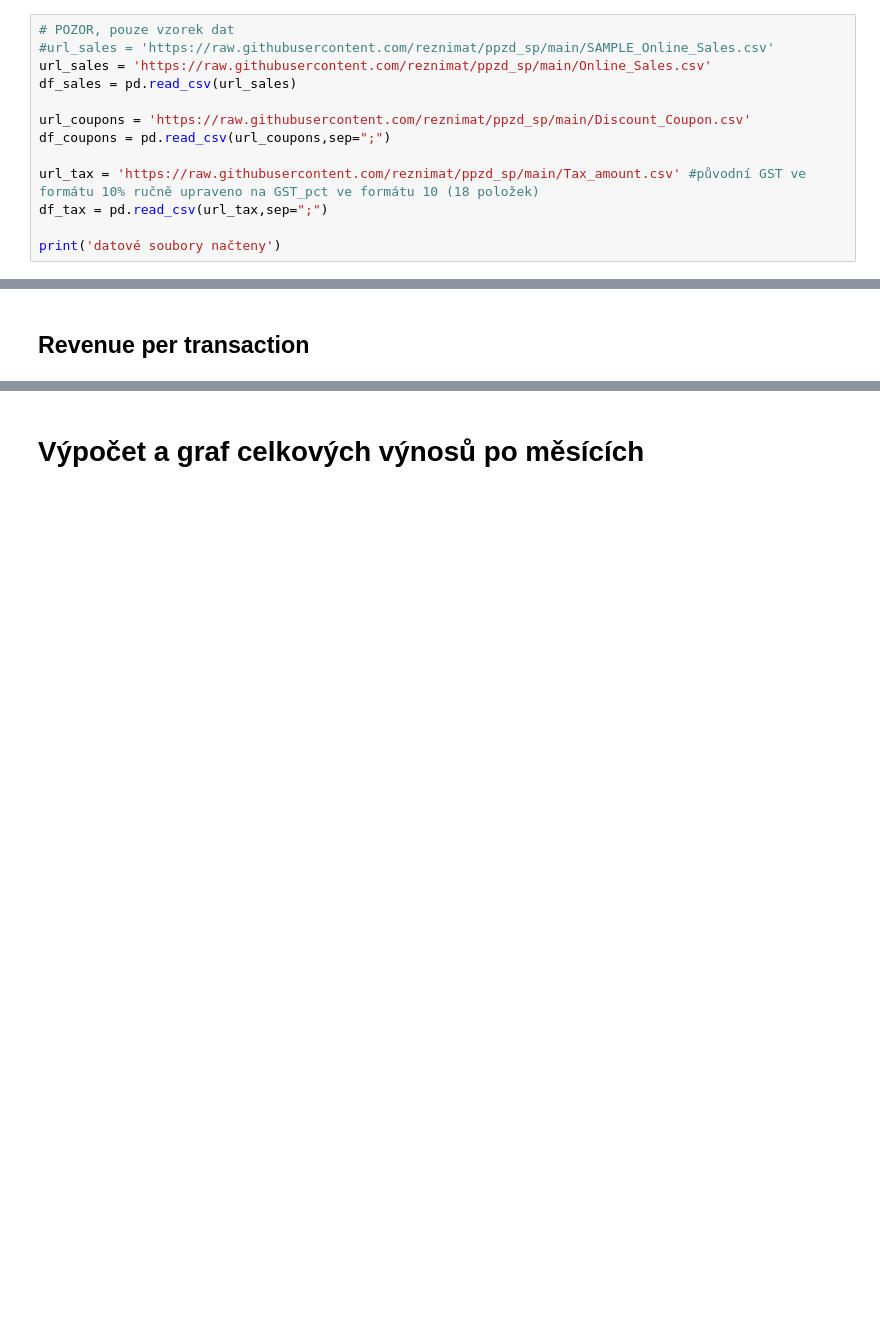
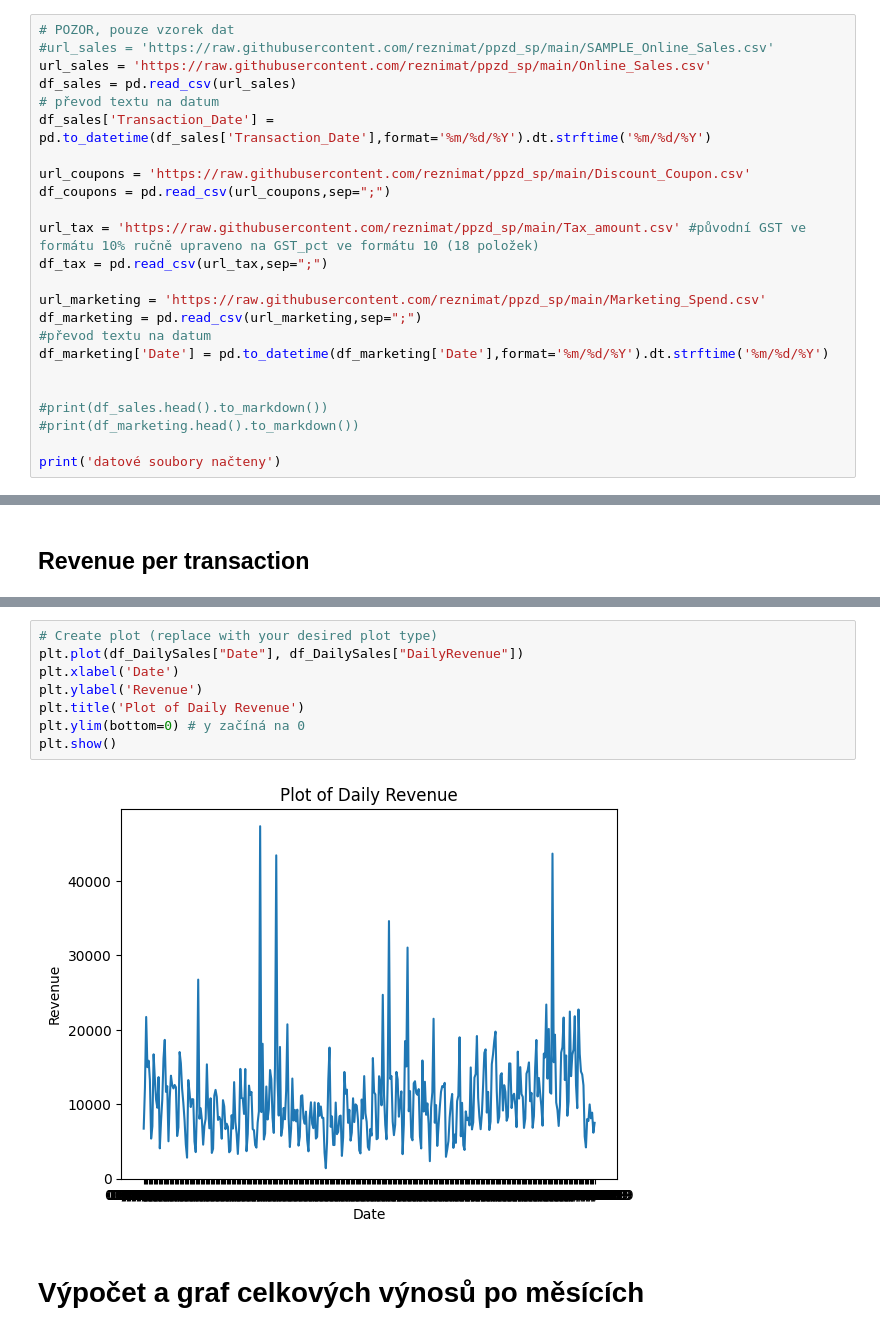
Before and after one commit to reznimat/ppzd_sp, a Jupyter notebook: semestralni_prace.ipynb, the cells around one changed output, grey strips where cells are left out. Cells and saved outputs as stored; diff of their text form; blank space fills up the shorter version.

```diff
--- a/semestralni_prace.ipynb
+++ b/semestralni_prace.ipynb
@@ -20,6 +21,8 @@ knihovny načteny
 #url_sales = 'https://raw.githubusercontent.com/reznimat/ppzd_sp/main/SAMPLE_Online_Sales.csv'
 url_sales = 'https://raw.githubusercontent.com/reznimat/ppzd_sp/main/Online_Sales.csv'
 df_sales = pd.read_csv(url_sales)
+# převod textu na datum
+df_sales['Transaction_Date'] = pd.to_datetime(df_sales['Transaction_Date'],format='%m/%d/%Y').dt.strftime('%m/%d/%Y')
 
 url_coupons = 'https://raw.githubusercontent.com/reznimat/ppzd_sp/main/Discount_Coupon.csv'
 df_coupons = pd.read_csv(url_coupons,sep=";")
@@ -27,6 +30,15 @@ df_coupons = pd.read_csv(url_coupons,sep=";")
 url_tax = 'https://raw.githubusercontent.com/reznimat/ppzd_sp/main/Tax_amount.csv' #původní GST ve formátu 10% ručně upraveno na GST_pct ve formátu 10 (18 položek)
 df_tax = pd.read_csv(url_tax,sep=";")
 
+url_marketing = 'https://raw.githubusercontent.com/reznimat/ppzd_sp/main/Marketing_Spend.csv'
+df_marketing = pd.read_csv(url_marketing,sep=";")
+#převod textu na datum
+df_marketing['Date'] = pd.to_datetime(df_marketing['Date'],format='%m/%d/%Y').dt.strftime('%m/%d/%Y')
+
+
+#print(df_sales.head().to_markdown())
+#print(df_marketing.head().to_markdown())
+
 print('datové soubory načteny')
 # %% [output]
 datové soubory načteny
@@ -154,3 +213,13 @@ print(df2.head().to_markdown())
+# %%
+# Create plot (replace with your desired plot type)
+plt.plot(df_DailySales["Date"], df_DailySales["DailyRevenue"])
+plt.xlabel('Date')
+plt.ylabel('Revenue')
+plt.title('Plot of Daily Revenue')
+plt.ylim(bottom=0) # y začíná na 0
+plt.show()
+# %% [output]
+[figure, added]
 # %% [markdown]
 # Výpočet a graf celkových výnosů po měsících
 # %% [markdown]
```
Also changed, not shown: parts of 21 cells of this notebook.
